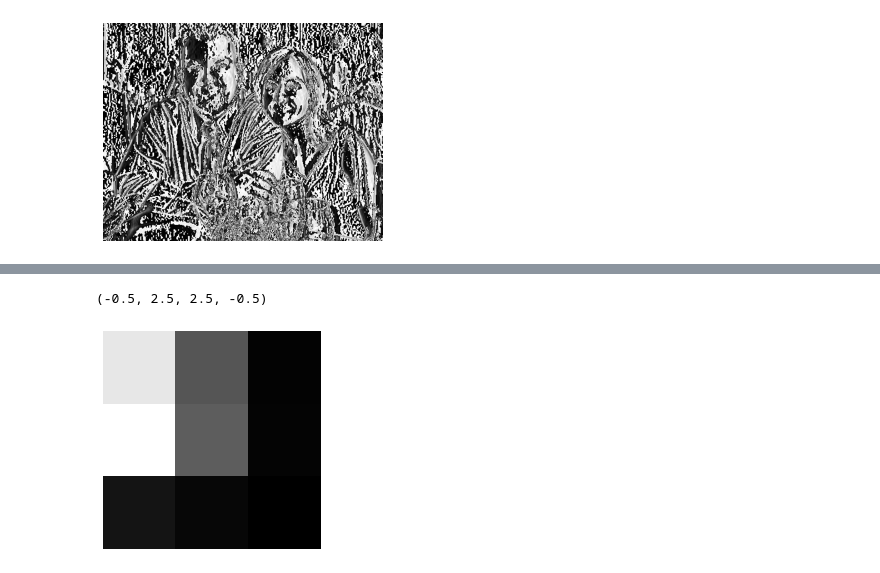
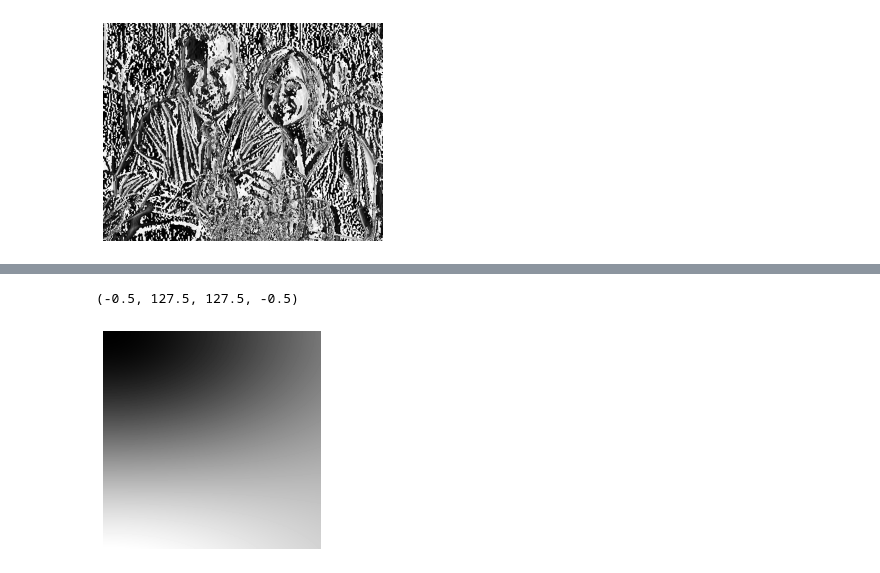
Before and after one commit to collinskatie/motion_without_movement, a Jupyter notebook: debugging_filters.ipynb, the cells around one changed output, grey strips where cells are left out. Saved outputs shown, nothing was run; the diff lists cells and outputs as text; code cells hidden in the pictures.

```diff
--- a/debugging_filters.ipynb
+++ b/debugging_filters.ipynb
@@ -170,11 +178,12 @@ plt.axis('off')
 # %%
-def create_g2(x,y):
+def create_g2a(x,y):
     # from "Design and Use of Steerable Filters" Table II (p. 903)
-    return 0.9213*(2*x^2 - 1)*exp(-(x**2 + y**2))
-filt_size = 3
-kernel = [[create_g2(x,y) for y in range(filt_size)] for x in range(filt_size)]
+    return 0.9213*((2*(x**2)) - 1)*exp(-(x**2 + y**2))
+filt_size = 128
+vals = np.linspace(0,1, filt_size)
+kernel = [[create_g2a(x,y) for y in vals] for x in vals]
 plt.imshow(kernel,cmap="gray")
 plt.axis('off')
 # %% [output]
-(-0.5, 2.5, 2.5, -0.5)
+(-0.5, 127.5, 127.5, -0.5)
-[figure, old version]
+[figure, new version]
```
Also changed, not shown: parts of 6 cells of this notebook, 1 other file.
